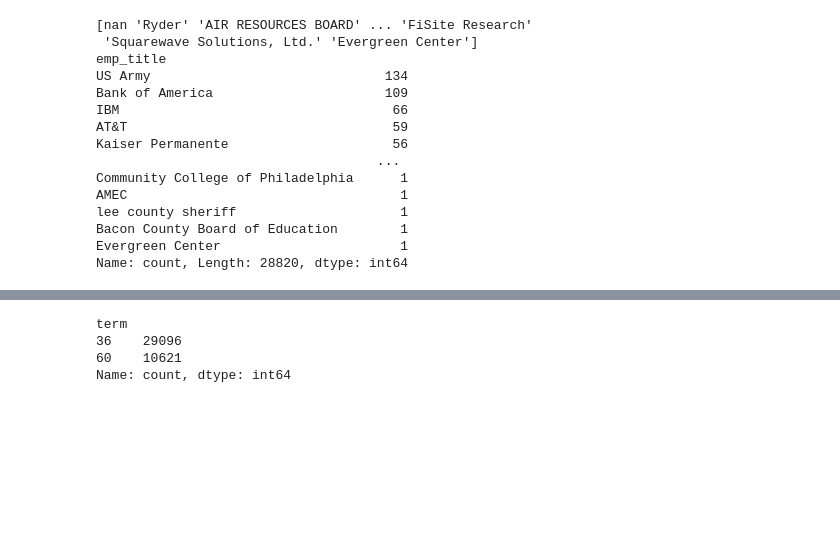
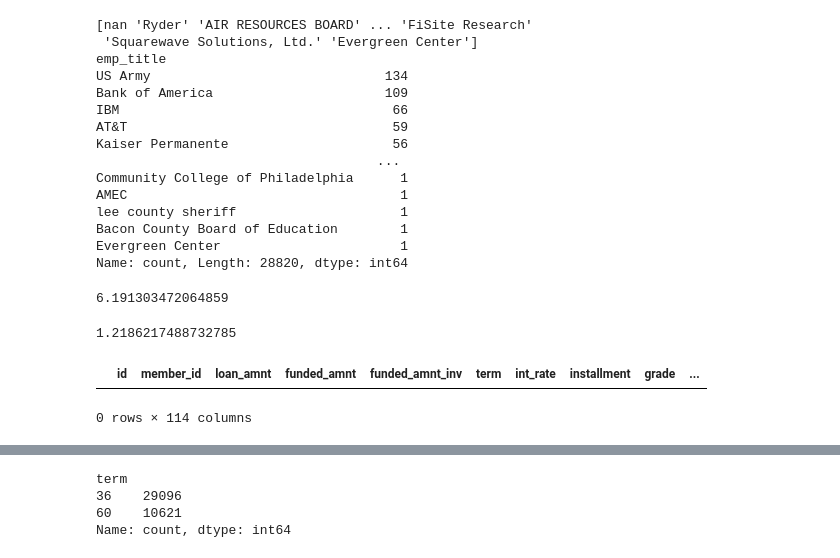
Before and after one commit to PraveenSM/LendingClubCaseStudy, a Jupyter notebook: Praveen_Mathad.ipynb, the cells around one changed output, grey strips where cells are left out. Cells and saved outputs as stored; diff of their text form; code cells hidden in the pictures; blank space fills up the shorter version.

```diff
--- a/Praveen_Mathad.ipynb
+++ b/Praveen_Mathad.ipynb
@@ -183,6 +182,22 @@ lee county sheriff                     1
 Bacon County Board of Education        1
 Evergreen Center                       1
 Name: count, Length: 28820, dtype: int64
+# %%
+# Percentage of the 'emp_title' is null
+len(df1[df1['emp_title'].isnull()])/len(df1['id'])*100
+# %% [output]
+6.191303472064859
+# %%
+df_emp_null_defaults = df1[(df1['emp_title'].isnull()) & (df1['loan_status'].isin(['Charged Off']))]
+len(df_emp_null_defaults)/len(df1['emp_title'].isnull())*100
+# %% [output]
+1.2186217488732785
+# %%
+# Since not having employment data is important for us to take decis
+df1['emp_title'] = df1['emp_title'].fillna('No_emp_info')
+# %% [output]
+|  | id | member_id | loan_amnt | funded_amnt | funded_amnt_inv | term | int_rate | installment | grade | ... |
+0 rows × 114 columns
 # %%
 # Looking at the term in month, let us convert it to intiger
 df['term'].info()
```
Also changed, not shown: parts of 11 cells of this notebook.
